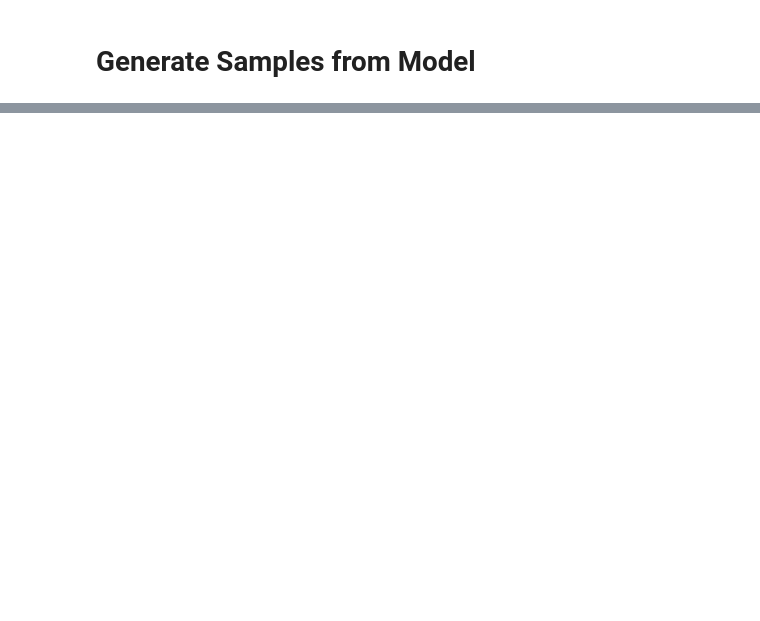
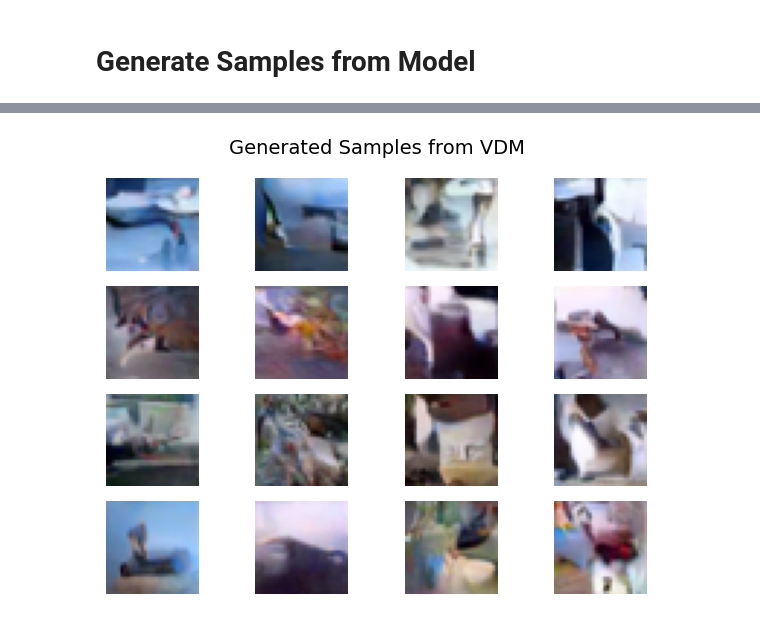
Before and after one commit to adamjoer/deep-learning-project, a Jupyter notebook: example.ipynb, the cells around one changed output, grey strips where cells are left out. Drawn from its saved outputs; the diff is of its cells as text; code cells hidden in the pictures; blank space fills up the shorter version.

```diff
--- a/example.ipynb
+++ b/example.ipynb
@@ -163,17 +198,21 @@ print(f"Generated {num_samples} samples with {n_sample_steps} denoising steps")
 # %%
 # Visualize generated samples
-fig, axes = plt.subplots(4, 4, figsize=(8, 8))
+import numpy as np
+
+fig, axes = plt.subplots(4, 4)
 axes = axes.flatten()
 
 for i in range(num_samples):
     img = samples[i].permute(1, 2, 0).numpy()
     img = np.clip(img, 0, 1)  # Ensure values are in [0, 1]
     axes[i].imshow(img)
     axes[i].axis("off")
 
 plt.suptitle("Generated Samples from VDM", fontsize=14, y=0.98)
 plt.tight_layout()
 plt.show()
+# %% [output]
+[figure, added]
 # %%
 # Show real images alongside generated ones
 fig, axes = plt.subplots(2, 8, figsize=(12, 3.5))
```
Also changed, not shown: parts of 8 cells of this notebook.
